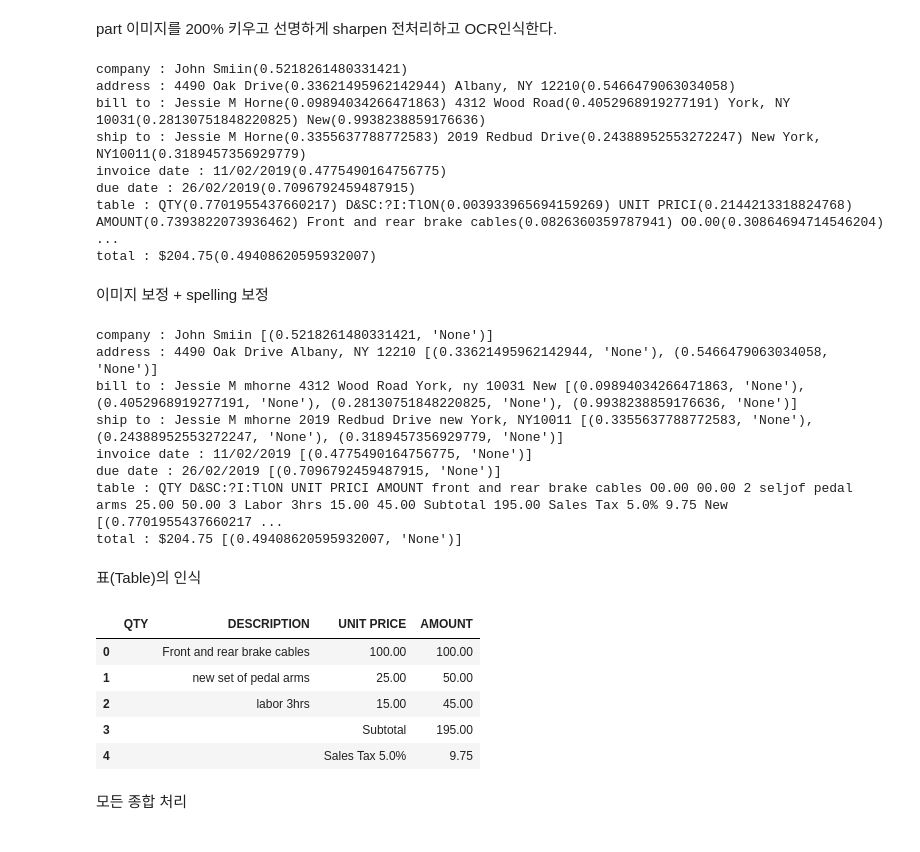
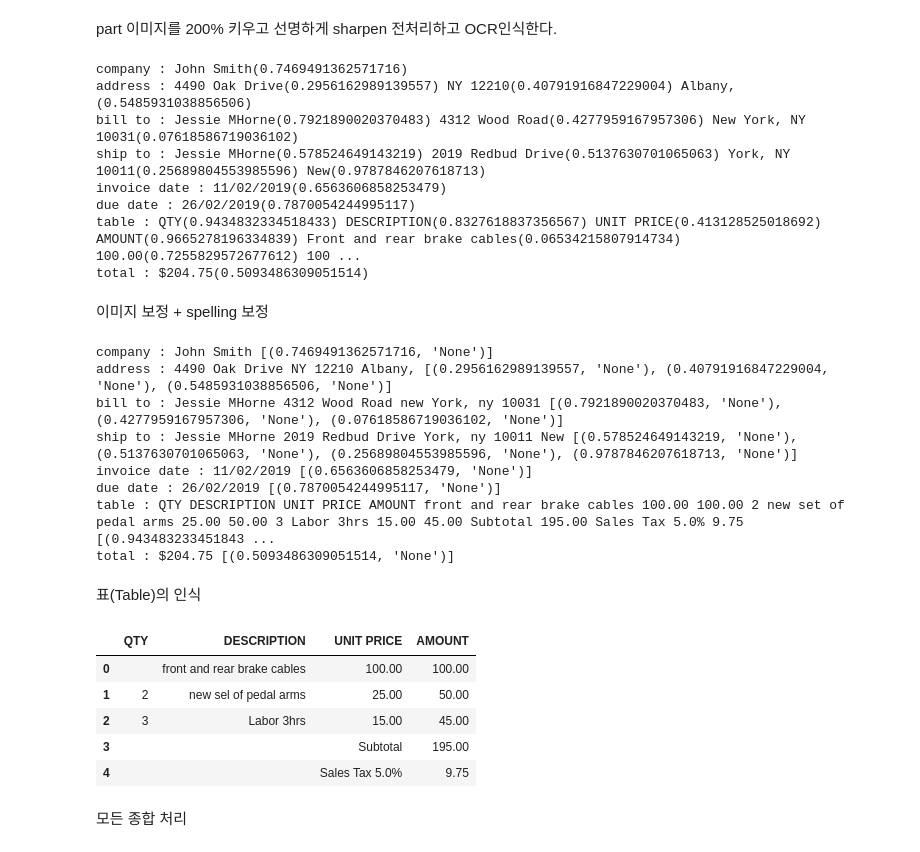
Before and after one commit to dolmani38/OCR, a Jupyter notebook: Untitled19.ipynb, the cells around one changed output. Drawn from its saved outputs; the diff is of its cells as text; code cells hidden in the pictures.

```diff
--- a/Untitled19.ipynb
+++ b/Untitled19.ipynb
@@ -341,21 +358,18 @@ from PIL import Image, ImageEnhance
 
 def preprocessing_part_image(img, scale_percent = 200):
     #scale_percent = 60 # percent of original size
-    width = int(img.shape[1] * scale_percent / 100)
-    height = int(img.shape[0] * scale_percent / 100)
-    dim = (width, height)
-
-    # resize image
-    img = cv2.resize(img, dim)#, interpolation = cv2.INTER_AREA)
-    img = img * 255
-    # Create kernel
-    kernel = np.array([[-1,-1,-1],[-1,9,-1],[-1,-1,-1]])
-
-    # Sharpen image
-    img.astype(np.float64)
-
-    img = unsharp_mask(img, kernel_size=(5, 5), sigma=0.5, amount=0.5, threshold=0)
-
+    if scale_percent <= 100:
+        pass
+    else:
+        width = int(img.shape[1] * scale_percent / 100)
+        height = int(img.shape[0] * scale_percent / 100)
+        dim = (width, height)
+        # resize image
+        img = cv2.resize(img, dim)#, interpolation = cv2.INTER_AREA)
+        #img = img * 255
+        # Sharpen image
+        #img.astype(np.float64)
+    #img = unsharp_mask2(img)
     return img
 # %%
 
@@ -365,7 +379,7 @@ for k in pattern_type1:
     if k == 'table':
         r = r['rect']
     text_part=im_data[r[1]:r[3],r[0]:r[2],:]
-    results = reader.readtext(preprocessing_part_image(text_part),detail=1)
+    results = reader.readtext(preprocessing_part_image(text_part,scale_percent = 200),detail=1)
     texts = ""
     for result in results:
         rect = result[0]
@@ -375,22 +389,19 @@ for k in pattern_type1:
 
     print(k,':',texts.strip())
 # %% [output]
-company : John Smiin(0.5218261480331421)
-address : 4490 Oak Drive(0.33621495962142944) Albany, NY 12210(0.5466479063034058)
-bill to : Jessie M Horne(0.09894034266471863) 4312 Wood Road(0.4052968919277191) York, NY 10031(0.28130751848220825) New(0.9938238859176636)
-ship to : Jessie M Horne(0.3355637788772583) 2019 Redbud Drive(0.24388952553272247) New York, NY10011(0.3189457356929779)
-invoice date : 11/02/2019(0.4775490164756775)
-due date : 26/02/2019(0.7096792459487915)
-table : QTY(0.7701955437660217) D&SC:?I:TlON(0.003933965694159269) UNIT PRICI(0.2144213318824768) AMOUNT(0.7393822073936462) Front and rear brake cables(0.0826360359787941) O0.00(0.30864694714546204)  ...
-total : $204.75(0.49408620595932007)
+company : John Smith(0.7469491362571716)
+address : 4490 Oak Drive(0.2956162989139557) NY 12210(0.40791916847229004) Albany,(0.5485931038856506)
+bill to : Jessie MHorne(0.7921890020370483) 4312 Wood Road(0.4277959167957306) New York, NY 10031(0.07618586719036102)
+ship to : Jessie MHorne(0.578524649143219) 2019 Redbud Drive(0.5137630701065063) York, NY 10011(0.25689804553985596) New(0.9787846207618713)
+invoice date : 11/02/2019(0.6563606858253479)
+due date : 26/02/2019(0.7870054244995117)
+table : QTY(0.9434832334518433) DESCRIPTION(0.8327618837356567) UNIT PRICE(0.413128525018692) AMOUNT(0.9665278196334839) Front and rear brake cables(0.06534215807914734) 100.00(0.7255829572677612) 100 ...
+total : $204.75(0.5093486309051514)
 # %% [markdown]
 이미지 보정 + spelling 보정
 # %%
 def recognition_correction(text_part_image,scale_percent = 200,rate_threshold=0.4):
-    if scale_percent <= 100 or scale_percent == None:
-        results = reader.readtext(text_part_image,detail=1)
-    else:
-        results = reader.readtext(preprocessing_part_image(text_part_image,scale_percent=scale_percent),detail=1)
+    results = reader.readtext(preprocessing_part_image(text_part_image,scale_percent=scale_percent),detail=1)
     texts = []
     infos = []
     for result in results:
@@ -421,14 +432,14 @@ for k in pattern_type1:
     text,infos = recognition_correction(text_part)
     print(k,':',text.strip(),infos)
 # %% [output]
-company : John Smiin [(0.5218261480331421, 'None')]
-address : 4490 Oak Drive Albany, NY 12210 [(0.33621495962142944, 'None'), (0.5466479063034058, 'None')]
-bill to : Jessie M mhorne 4312 Wood Road York, ny 10031 New [(0.09894034266471863, 'None'), (0.4052968919277191, 'None'), (0.28130751848220825, 'None'), (0.9938238859176636, 'None')]
-ship to : Jessie M mhorne 2019 Redbud Drive new York, NY10011 [(0.3355637788772583, 'None'), (0.24388952553272247, 'None'), (0.3189457356929779, 'None')]
-invoice date : 11/02/2019 [(0.4775490164756775, 'None')]
-due date : 26/02/2019 [(0.7096792459487915, 'None')]
-table : QTY D&SC:?I:TlON UNIT PRICI AMOUNT front and rear brake cables O0.00 00.00 2 seljof pedal arms 25.00 50.00 3 Labor 3hrs 15.00 45.00 Subtotal 195.00 Sales Tax 5.0% 9.75 New [(0.7701955437660217 ...
-total : $204.75 [(0.49408620595932007, 'None')]
+company : John Smith [(0.7469491362571716, 'None')]
+address : 4490 Oak Drive NY 12210 Albany, [(0.2956162989139557, 'None'), (0.40791916847229004, 'None'), (0.5485931038856506, 'None')]
+bill to : Jessie MHorne 4312 Wood Road new York, ny 10031 [(0.7921890020370483, 'None'), (0.4277959167957306, 'None'), (0.07618586719036102, 'None')]
+ship to : Jessie MHorne 2019 Redbud Drive York, ny 10011 New [(0.578524649143219, 'None'), (0.5137630701065063, 'None'), (0.25689804553985596, 'None'), (0.9787846207618713, 'None')]
+invoice date : 11/02/2019 [(0.6563606858253479, 'None')]
+due date : 26/02/2019 [(0.7870054244995117, 'None')]
+table : QTY DESCRIPTION UNIT PRICE AMOUNT front and rear brake cables 100.00 100.00 2 new set of pedal arms 25.00 50.00 3 Labor 3hrs 15.00 45.00 Subtotal 195.00 Sales Tax 5.0% 9.75 [(0.943483233451843 ...
+total : $204.75 [(0.5093486309051514, 'None')]
 # %% [markdown]
 표(Table)의 인식
 # %%
@@ -448,9 +459,9 @@ class TableImage2DataFrame:
         self.lx = t[2]-t[0]-1
         self.ly = t[3]-t[1]-1
         table_part2 = self.table_part.copy()
-        xs = [0] + [x-t[0] for x in self.column_offset]+[lx]
+        xs = [0] + [x-t[0] for x in self.column_offset]+[self.lx]
         for i in range(len(xs)-1):
-            rect = [(xs[i],0),(xs[i+1],ly)]
+            rect = [(xs[i],0),(xs[i+1],self.ly)]
             self.column_rect.append(rect)
 
         for tr in self.column_rect:
@@ -500,13 +511,13 @@ class TableImage2DataFrame:
         return df
 # %%
 tf = TableImage2DataFrame(im_data,pattern_type1['table'])
-df = tf.get_table_data(scale_percent = 100)
+df = tf.get_table_data(scale_percent = 200)
 df
 # %% [output]
 |  | QTY | DESCRIPTION | UNIT PRICE | AMOUNT |
-| 0 |  | Front and rear brake cables | 100.00 | 100.00 |
-| 1 |  | new set of pedal arms | 25.00 | 50.00 |
-| 2 |  | labor 3hrs | 15.00 | 45.00 |
+| 0 |  | front and rear brake cables | 100.00 | 100.00 |
+| 1 | 2 | new sel of pedal arms | 25.00 | 50.00 |
+| 2 | 3 | Labor 3hrs | 15.00 | 45.00 |
 | 3 |  |  | Subtotal | 195.00 |
 | 4 |  |  | Sales Tax 5.0% | 9.75 |
 # %% [markdown]
```
Also changed, not shown: parts of 8 cells of this notebook.
